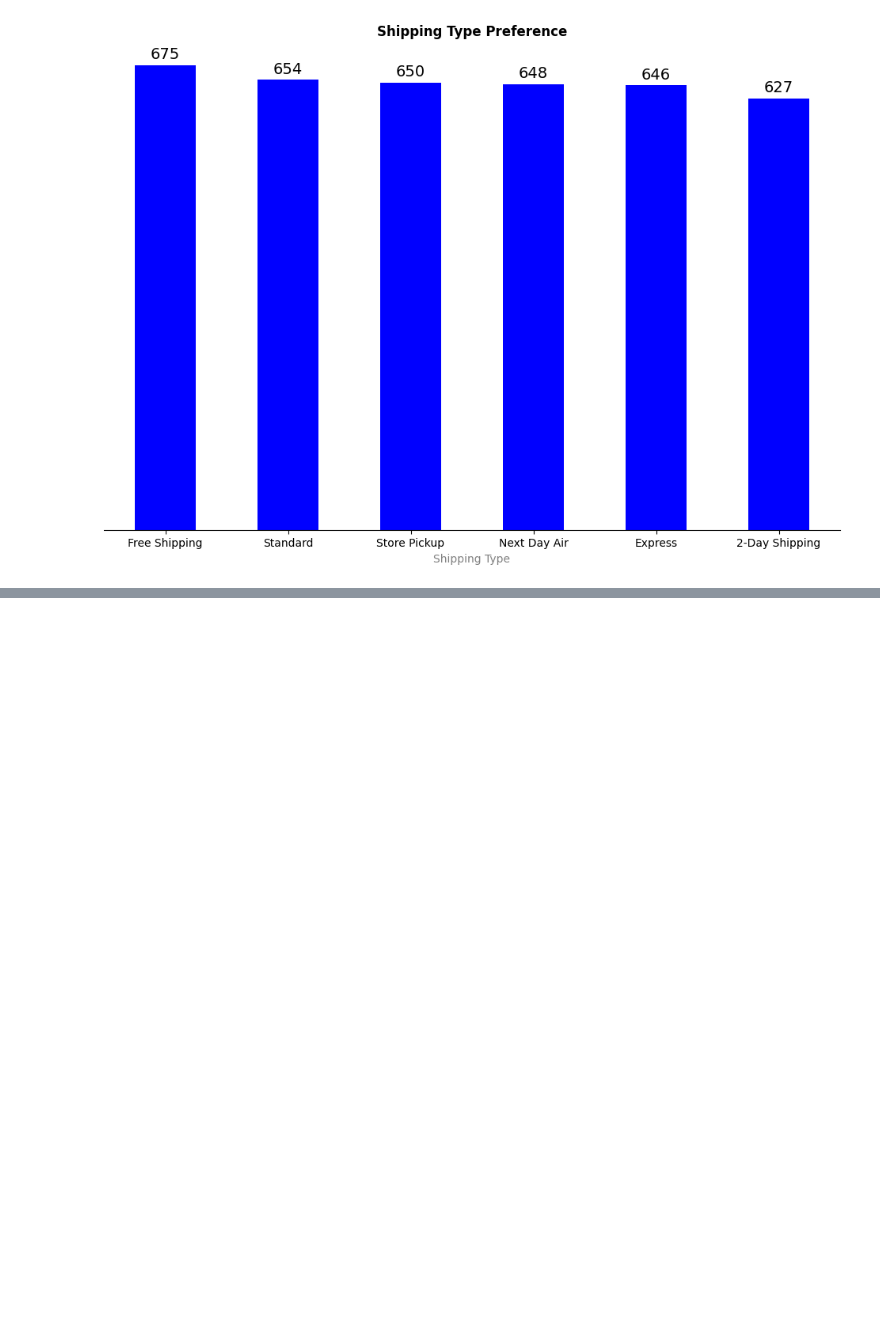
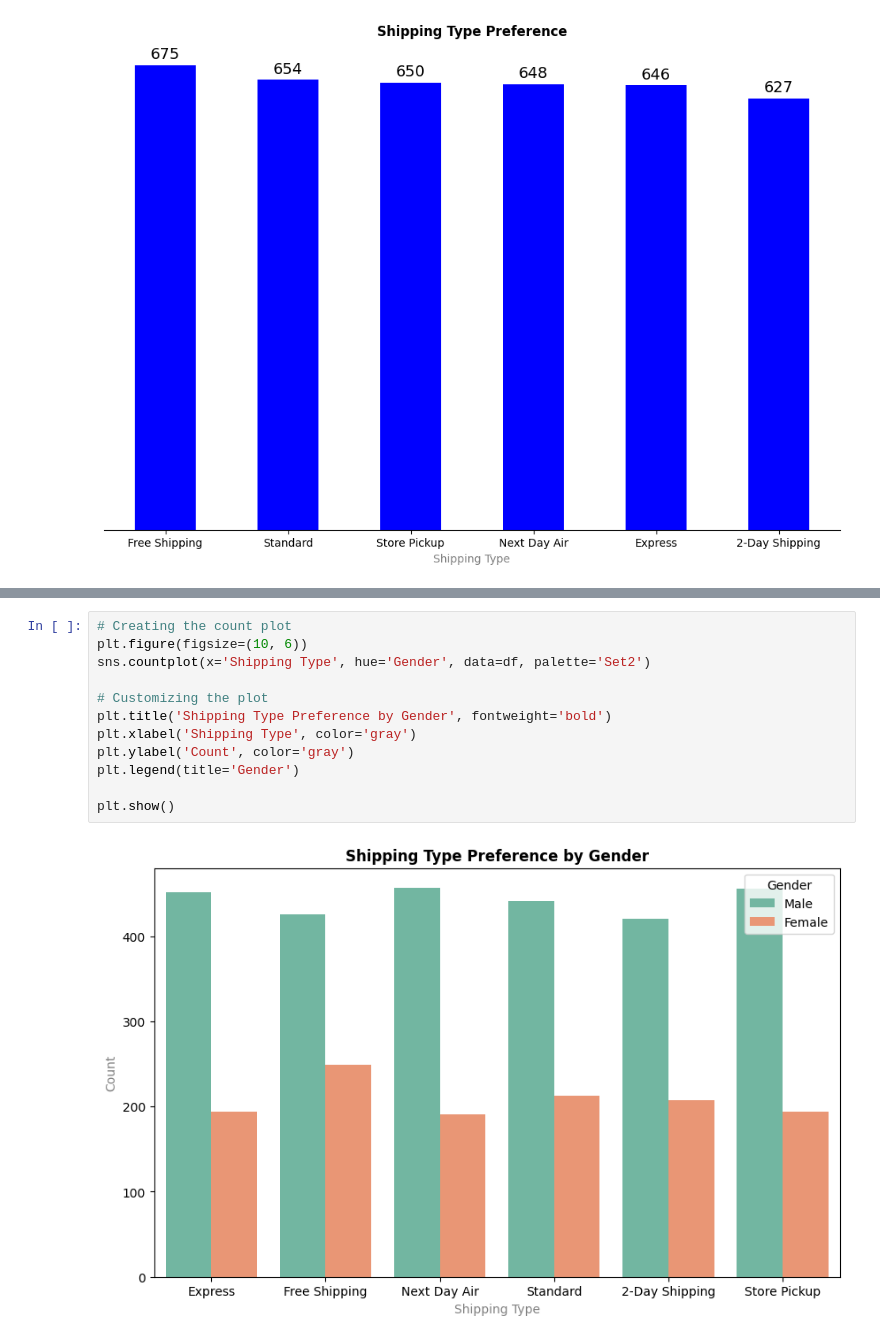
Before and after one commit to Murega14/customer_shopping_trends, a Jupyter notebook: index.ipynb, the cells around one changed output, grey strips where cells are left out. Cells and saved outputs as stored; diff of their text form; blank space fills up the shorter version.

```diff
--- a/index.ipynb
+++ b/index.ipynb
@@ -310,0 +324,14 @@ plt.show()
+# %%
+# Creating the count plot
+plt.figure(figsize=(10, 6))
+sns.countplot(x='Shipping Type', hue='Gender', data=df, palette='Set2')
+
+# Customizing the plot
+plt.title('Shipping Type Preference by Gender', fontweight='bold')
+plt.xlabel('Shipping Type', color='gray')
+plt.ylabel('Count', color='gray')
+plt.legend(title='Gender')
+
+plt.show()
+# %% [output]
+[figure, added]
```
Also changed, not shown: parts of 1 cell of this notebook.
